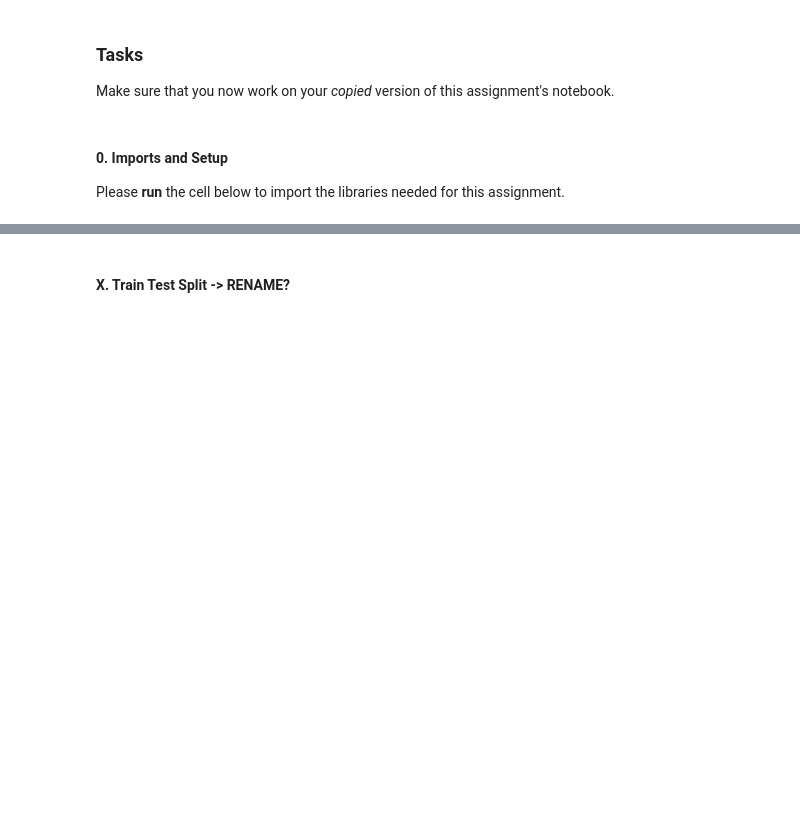
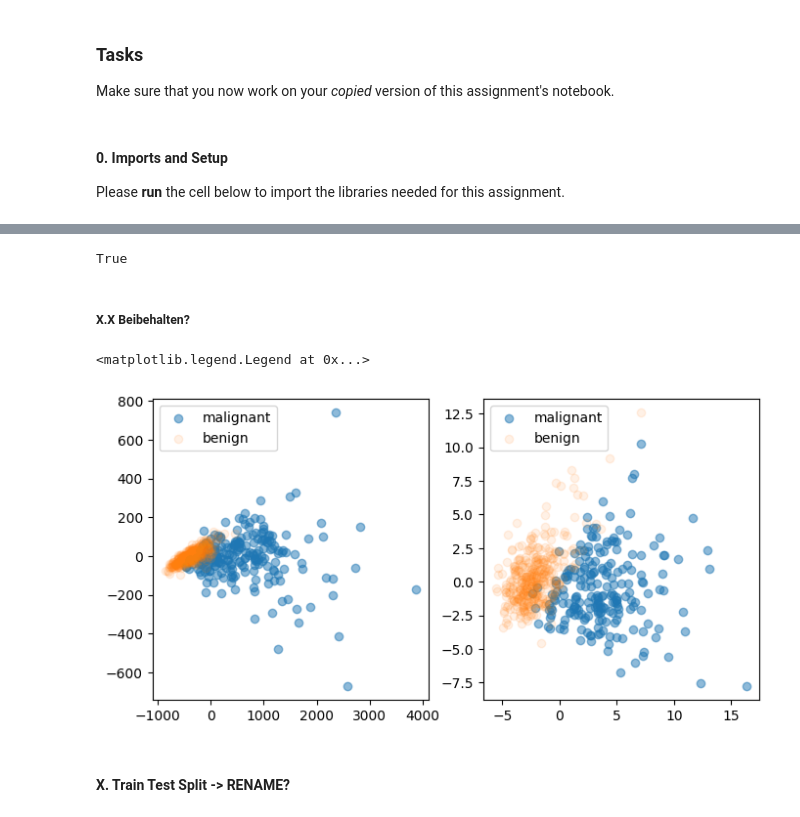
Before and after one commit to digikolleg-data-science-psychology/ads_exercise, a Jupyter notebook: course_directory/ads_exercise/source/10_machine_learning/10_machine_learning.ipynb, the cells around one changed output, grey strips where cells are left out. Saved outputs shown, nothing was run; the diff lists cells and outputs as text; code cells hidden in the pictures; blank space fills up the shorter version.

```diff
--- a/course_directory/ads_exercise/source/10_machine_learning/10_machine_learning.ipynb
+++ b/course_directory/ads_exercise/source/10_machine_learning/10_machine_learning.ipynb
@@ -97,7 +171,7 @@ assert np.abs(np.sum(np.mean(res_scaled, axis=0))) < 1e-10
 # %%
 ### BEGIN SOLUTION
-def reduce_dims(data, variance):
-    pca = PCA(n_components=variance, svd_solver="full")
+def reduce_dims(data, n_components):
+    pca = PCA(n_components=n_components, svd_solver="full")
     data_pca = pca.fit_transform(data)
     return data_pca
 ### END SOLUTION
@@ -109,0 +182,27 @@ ax.legend()
+# %%
+np.all(np.mean(res_pca, axis=0) != df_cancer.drop(columns="label").mean(axis=0)[0:2].to_numpy())
+## CONTINUE WITH TEST DATA??
+# %% [output]
+True
+# %% [markdown]
+##### X.X Beibehalten?
+# %%
+### BEGIN SOLUTION
+fig, ax = plt.subplots(ncols=2, figsize=(8,4))
+
+res_dim_red_1 = reduce_dims(df_cancer.drop(columns="label"), 2)
+
+ax[0].scatter(res_dim_red_1[df_cancer["label"]=="malignant", 0], res_dim_red_1[df_cancer["label"]=="malignant", 1], alpha=0.5, label="malignant")
+ax[0].scatter(res_dim_red_1[df_cancer["label"]=="benign", 0], res_dim_red_1[df_cancer["label"]=="benign", 1], alpha=0.1, label="benign")
+ax[0].legend()
+
+res_scaled = scale_data(df_cancer.drop(columns="label"))
+res_dim_red_2 = reduce_dims(res_scaled, 2)
+
+ax[1].scatter(res_dim_red_2[df_cancer["label"]=="malignant", 0], res_dim_red_2[df_cancer["label"]=="malignant", 1], alpha=0.5, label="malignant")
+ax[1].scatter(res_dim_red_2[df_cancer["label"]=="benign", 0], res_dim_red_2[df_cancer["label"]=="benign", 1], alpha=0.1, label="benign")
+ax[1].legend()
+### END SOLUTION
+# %% [output]
+<matplotlib.legend.Legend at 0x...>
+[figure, added]
```
Also changed, not shown: parts of 63 cells of this notebook.
